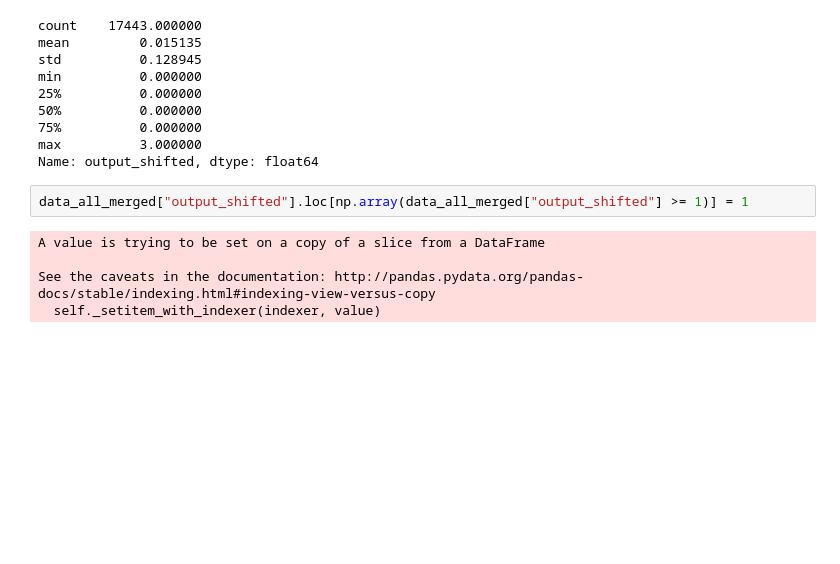
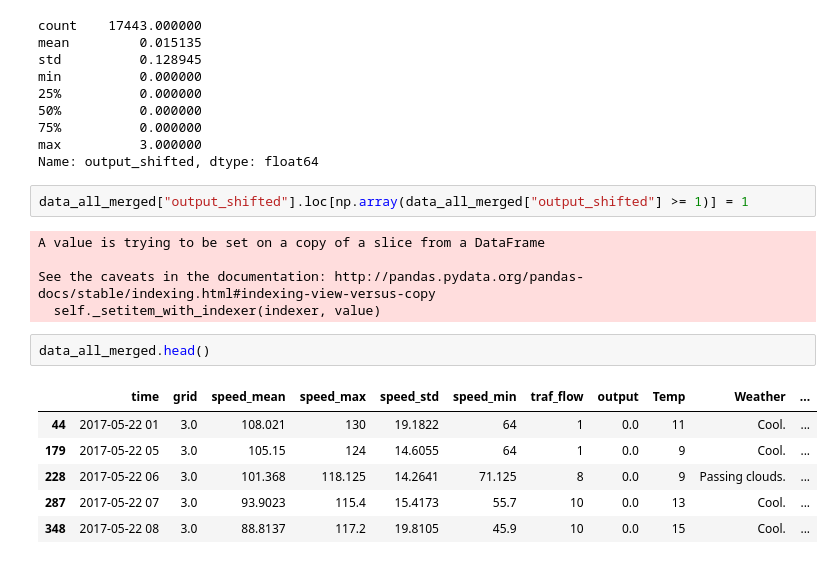
Before and after one commit to WPH2017Schipperke/data_modelling, a Jupyter notebook: eda.ipynb, the cells around one changed output. Drawn from its saved outputs; the diff is of its cells as text; blank space fills up the shorter version.

```diff
--- a/eda.ipynb
+++ b/eda.ipynb
@@ -439,3 +443,12 @@ A value is trying to be set on a copy of a slice from a DataFrame
 
 See the caveats in the documentation: http://pandas.pydata.org/pandas-docs/stable/indexing.html#indexing-view-versus-copy
   self._setitem_with_indexer(indexer, value)
+# %%
+data_all_merged.head()
+# %% [output]
+|  | time | grid | speed_mean | speed_max | speed_std | speed_min | traf_flow | output | Temp | Weather | ... |
+| 44 | 2017-05-22 01 | 3.0 | 108.021 | 130 | 19.1822 | 64 | 1 | 0.0 | 11 | Cool. | ... |
+| 179 | 2017-05-22 05 | 3.0 | 105.15 | 124 | 14.6055 | 64 | 1 | 0.0 | 9 | Cool. | ... |
+| 228 | 2017-05-22 06 | 3.0 | 101.368 | 118.125 | 14.2641 | 71.125 | 8 | 0.0 | 9 | Passing clouds. | ... |
+| 287 | 2017-05-22 07 | 3.0 | 93.9023 | 115.4 | 15.4173 | 55.7 | 10 | 0.0 | 13 | Cool. | ... |
+| 348 | 2017-05-22 08 | 3.0 | 88.8137 | 117.2 | 19.8105 | 45.9 | 10 | 0.0 | 15 | Cool. | ... |
```
Also changed, not shown: parts of 19 cells of this notebook.
